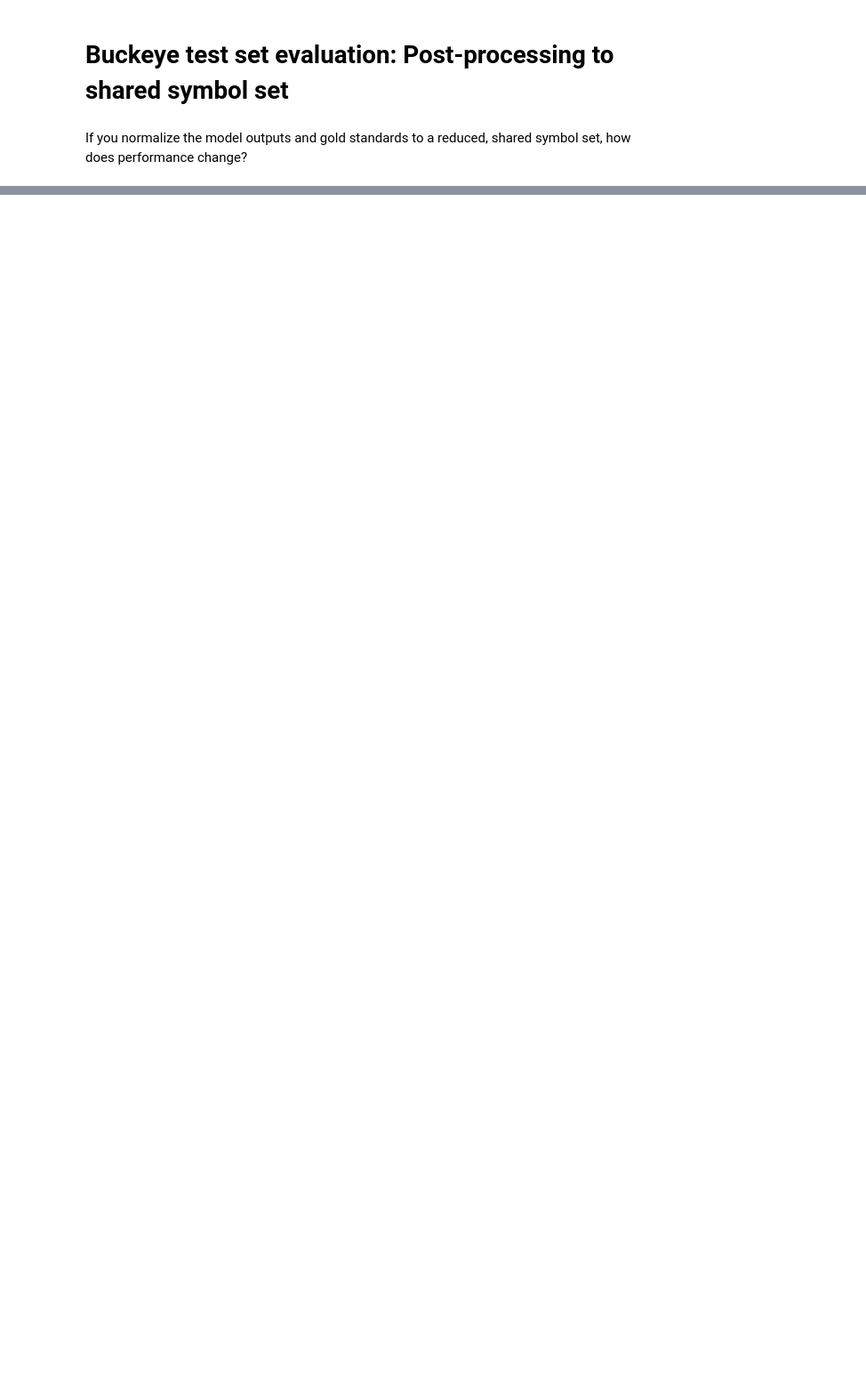
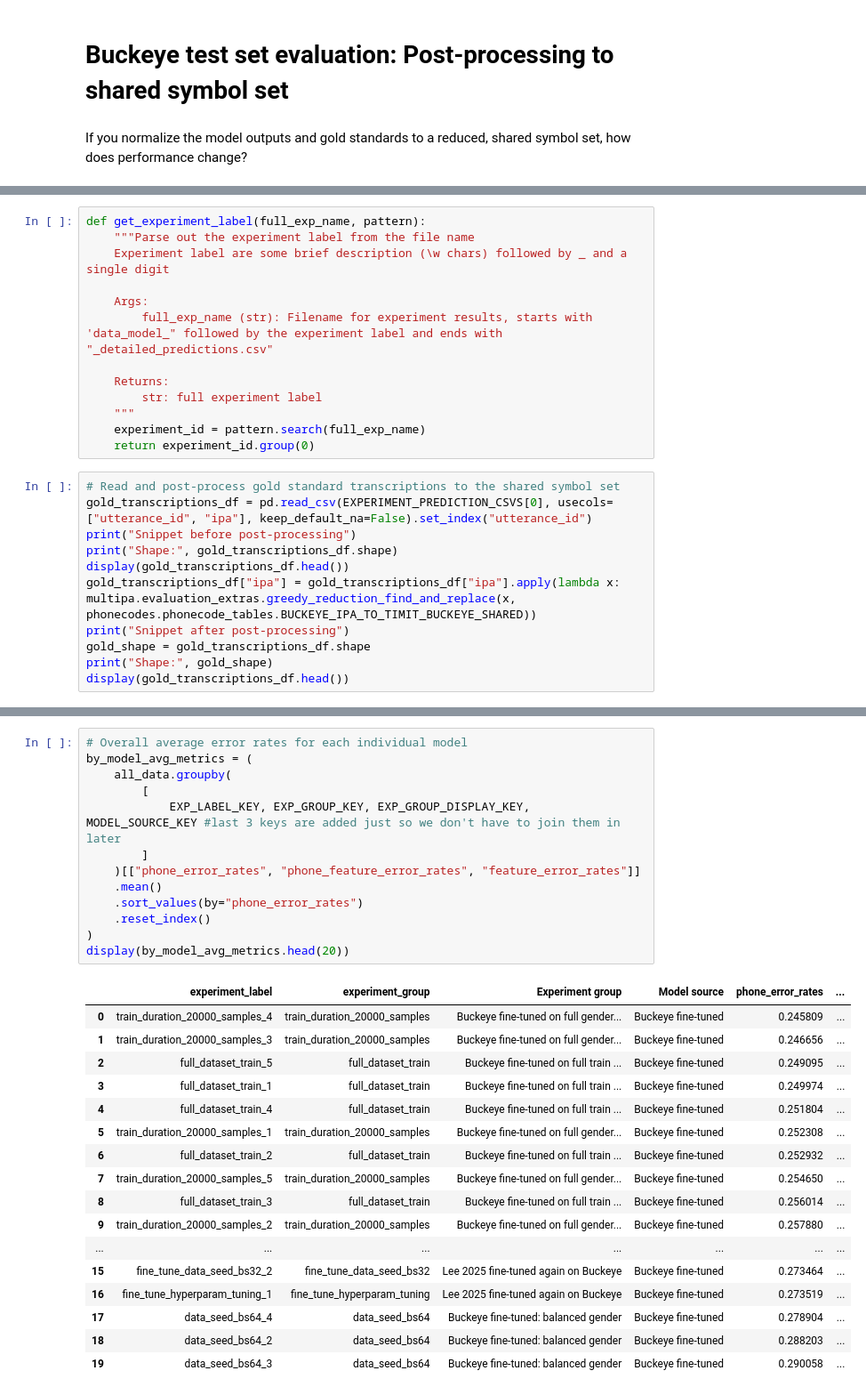
Before and after one commit to UMassCDS/wav2ipa, a Jupyter notebook: notebooks/amp_presentation/buckeye_post_processing_evaluation.ipynb, the cells around one changed output, grey strips where cells are left out. Shown: that part at 89% size. Cells and saved outputs as stored; diff of their text form; blank space fills up the shorter version.

```diff
--- a/notebooks/amp_presentation/buckeye_post_processing_evaluation.ipynb
+++ b/notebooks/amp_presentation/buckeye_post_processing_evaluation.ipynb
@@ -41,0 +78,24 @@ DETAILED_RESULTS_DIR = Path("../data/evaluation_results/detailed_predictions/")
+# %%
+def get_experiment_label(full_exp_name, pattern):
+    """Parse out the experiment label from the file name
+    Experiment label are some brief description (\w chars) followed by _ and a single digit
+
+    Args:
+        full_exp_name (str): Filename for experiment results, starts with 'data_model_" followed by the experiment label and ends with "_detailed_predictions.csv"
+
+    Returns:
+        str: full experiment label
+    """
+    experiment_id = pattern.search(full_exp_name)
+    return experiment_id.group(0)
+# %%
+# Read and post-process gold standard transcriptions to the shared symbol set
+gold_transcriptions_df = pd.read_csv(EXPERIMENT_PREDICTION_CSVS[0], usecols=["utterance_id", "ipa"], keep_default_na=False).set_index("utterance_id")
+print("Snippet before post-processing")
+print("Shape:", gold_transcriptions_df.shape)
+display(gold_transcriptions_df.head())
+gold_transcriptions_df["ipa"] = gold_transcriptions_df["ipa"].apply(lambda x: multipa.evaluation_extras.greedy_reduction_find_and_replace(x, phonecodes.phonecode_tables.BUCKEYE_IPA_TO_TIMIT_BUCKEYE_SHARED))
+print("Snippet after post-processing")
+gold_shape = gold_transcriptions_df.shape
+print("Shape:", gold_shape)
+display(gold_transcriptions_df.head())
@@ -41,0 +240,31 @@ DETAILED_RESULTS_DIR = Path("../data/evaluation_results/detailed_predictions/")
+# %%
+# Overall average error rates for each individual model
+by_model_avg_metrics = (
+    all_data.groupby(
+        [
+            EXP_LABEL_KEY, EXP_GROUP_KEY, EXP_GROUP_DISPLAY_KEY, MODEL_SOURCE_KEY #last 3 keys are added just so we don't have to join them in later
+        ]
+    )[["phone_error_rates", "phone_feature_error_rates", "feature_error_rates"]]
+    .mean()
+    .sort_values(by="phone_error_rates")
+    .reset_index()
+)
+display(by_model_avg_metrics.head(20))
+# %% [output]
+|  | experiment_label | experiment_group | Experiment group | Model source | phone_error_rates | ... |
+| 0 | train_duration_20000_samples_4 | train_duration_20000_samples | Buckeye fine-tuned on full gender... | Buckeye fine-tuned | 0.245809 | ... |
+| 1 | train_duration_20000_samples_3 | train_duration_20000_samples | Buckeye fine-tuned on full gender... | Buckeye fine-tuned | 0.246656 | ... |
+| 2 | full_dataset_train_5 | full_dataset_train | Buckeye fine-tuned on full train ... | Buckeye fine-tuned | 0.249095 | ... |
+| 3 | full_dataset_train_1 | full_dataset_train | Buckeye fine-tuned on full train ... | Buckeye fine-tuned | 0.249974 | ... |
+| 4 | full_dataset_train_4 | full_dataset_train | Buckeye fine-tuned on full train ... | Buckeye fine-tuned | 0.251804 | ... |
+| 5 | train_duration_20000_samples_1 | train_duration_20000_samples | Buckeye fine-tuned on full gender... | Buckeye fine-tuned | 0.252308 | ... |
+| 6 | full_dataset_train_2 | full_dataset_train | Buckeye fine-tuned on full train ... | Buckeye fine-tuned | 0.252932 | ... |
+| 7 | train_duration_20000_samples_5 | train_duration_20000_samples | Buckeye fine-tuned on full gender... | Buckeye fine-tuned | 0.254650 | ... |
+| 8 | full_dataset_train_3 | full_dataset_train | Buckeye fine-tuned on full train ... | Buckeye fine-tuned | 0.256014 | ... |
+| 9 | train_duration_20000_samples_2 | train_duration_20000_samples | Buckeye fine-tuned on full gender... | Buckeye fine-tuned | 0.257880 | ... |
+| ... | ... | ... | ... | ... | ... | ... |
+| 15 | fine_tune_data_seed_bs32_2 | fine_tune_data_seed_bs32 | Lee 2025 fine-tuned again on Buckeye | Buckeye fine-tuned | 0.273464 | ... |
+| 16 | fine_tune_hyperparam_tuning_1 | fine_tune_hyperparam_tuning | Lee 2025 fine-tuned again on Buckeye | Buckeye fine-tuned | 0.273519 | ... |
+| 17 | data_seed_bs64_4 | data_seed_bs64 | Buckeye fine-tuned: balanced gender | Buckeye fine-tuned | 0.278904 | ... |
+| 18 | data_seed_bs64_2 | data_seed_bs64 | Buckeye fine-tuned: balanced gender | Buckeye fine-tuned | 0.288203 | ... |
+| 19 | data_seed_bs64_3 | data_seed_bs64 | Buckeye fine-tuned: balanced gender | Buckeye fine-tuned | 0.290058 | ... |
```
Also changed, not shown: parts of 8 cells of this notebook, 1 other file.
